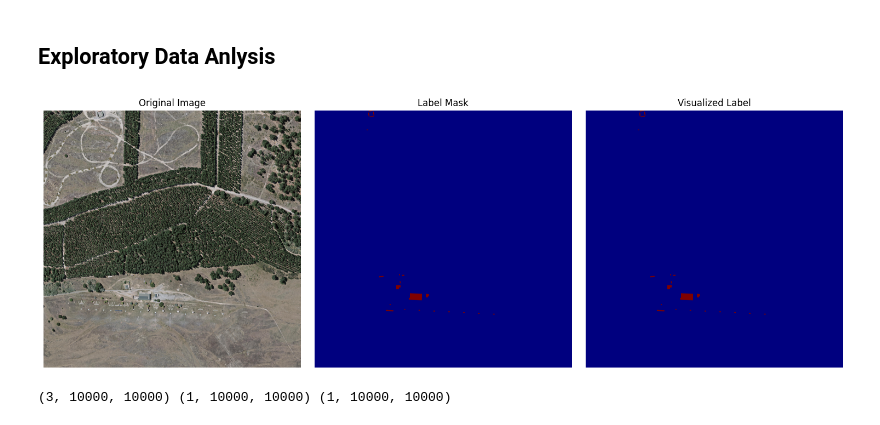
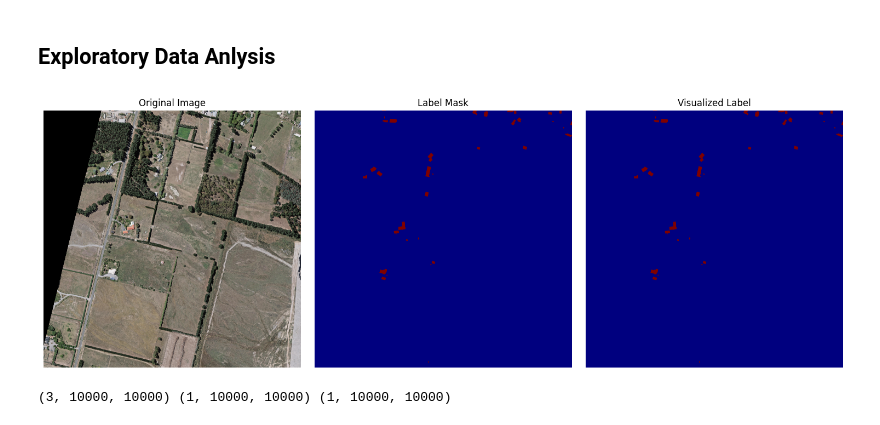
Before and after one commit to ashiph-ui/RoofDetection, a Jupyter notebook: EDA.ipynb, the cells around one changed output. Saved outputs shown, nothing was run; the diff lists cells and outputs as text; code cells hidden in the pictures.

```diff
--- a/EDA.ipynb
+++ b/EDA.ipynb
@@ -6,7 +6,7 @@ from rasterio.windows import Window
 # %% [markdown]
 ## **Exploratory Data Anlysis**
 # %%
-img_id = 30
+img_id = 10
 
 with rasterio.open(f"data\\train\\image\\christchurch_{img_id}.tif") as src:
     img = src.read()
@@ -24,34 +24,34 @@ plt.figure(figsize=(15, 5))
 # Plot 1: Original Image (RGB)
 plt.subplot(1, 3, 1)
 if img.shape[0] == 3:  # If RGB image
     plt.imshow(img.transpose(1, 2, 0))  # Convert from (C,H,W) to (H,W,C)
 else:  # If single channel
     plt.imshow(img[0], cmap='gray')  # Show first band
 plt.title("Original Image")
 plt.axis('off')
 
 # Plot 2: Label Mask
 plt.subplot(1, 3, 2)
 if len(label.shape) == 3:
     plt.imshow(label[0], cmap='jet')  # Show first band of label
 else:
     plt.imshow(label, cmap='jet')
 plt.title("Label Mask")
 plt.axis('off')
 
 # Plot 3: Visualized Label
 plt.subplot(1, 3, 3)
 if label_vis.shape[0] == 3:  # If RGB
     plt.imshow(label_vis.transpose(1, 2, 0))
 else:  # If single channel
     plt.imshow(label_vis[0], cmap='jet')
 plt.title("Visualized Label")
 plt.axis('off')
 
 plt.tight_layout()
 plt.show()
 # %% [output]
-[figure, old version]
+[figure, new version]
 # %%
 print(img.shape, label.shape, label_vis.shape)
 # %% [output]
```
Also changed, not shown: parts of 13 cells of this notebook.
